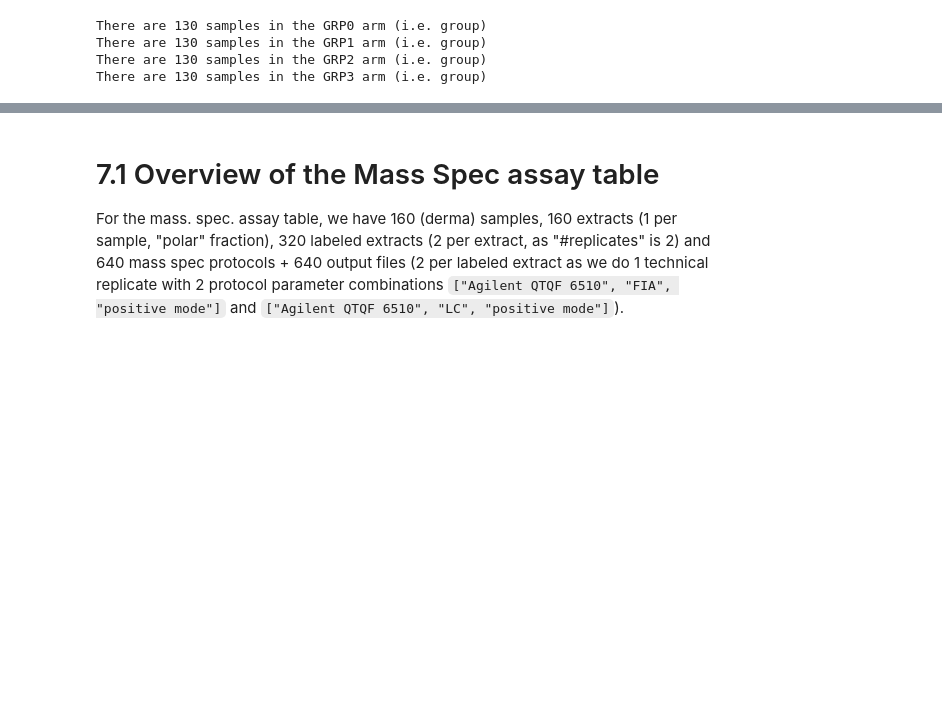
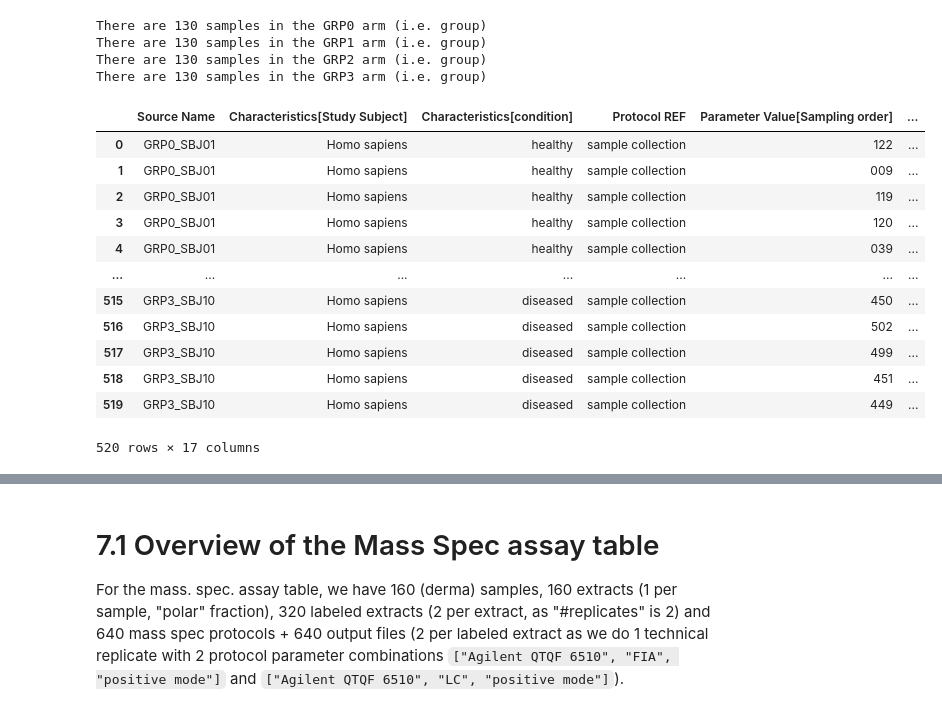
Before and after one commit to Zigur/isa-create-notebook, a Jupyter notebook: notebooks/Investigation-from-datascriptor-config-observational-variables-and-ontology-annotation.ipynb, the cells around one changed output, grey strips where cells are left out. Cells and saved outputs as stored; diff of their text form; code cells hidden in the pictures; blank space fills up the shorter version.

```diff
--- a/notebooks/Investigation-from-datascriptor-config-observational-variables-and-ontology-annotation.ipynb
+++ b/notebooks/Investigation-from-datascriptor-config-observational-variables-and-ontology-annotation.ipynb
@@ -146,6 +146,22 @@ There are 130 samples in the GRP0 arm (i.e. group)
 There are 130 samples in the GRP1 arm (i.e. group)
 There are 130 samples in the GRP2 arm (i.e. group)
 There are 130 samples in the GRP3 arm (i.e. group)
+# %%
+study_frame
+# %% [output]
+|  | Source Name | Characteristics[Study Subject] | Characteristics[condition] | Protocol REF | Parameter Value[Sampling order] | ... |
+| 0 | GRP0_SBJ01 | Homo sapiens | healthy | sample collection | 122 | ... |
+| 1 | GRP0_SBJ01 | Homo sapiens | healthy | sample collection | 009 | ... |
+| 2 | GRP0_SBJ01 | Homo sapiens | healthy | sample collection | 119 | ... |
+| 3 | GRP0_SBJ01 | Homo sapiens | healthy | sample collection | 120 | ... |
+| 4 | GRP0_SBJ01 | Homo sapiens | healthy | sample collection | 039 | ... |
+| ... | ... | ... | ... | ... | ... | ... |
+| 515 | GRP3_SBJ10 | Homo sapiens | diseased | sample collection | 450 | ... |
+| 516 | GRP3_SBJ10 | Homo sapiens | diseased | sample collection | 502 | ... |
+| 517 | GRP3_SBJ10 | Homo sapiens | diseased | sample collection | 499 | ... |
+| 518 | GRP3_SBJ10 | Homo sapiens | diseased | sample collection | 451 | ... |
+| 519 | GRP3_SBJ10 | Homo sapiens | diseased | sample collection | 449 | ... |
+520 rows × 17 columns
 # %%
 dataframes['a_AT1_metabolite-profiling_mass-spectrometry.txt']
 # %% [output]
```
Also changed, not shown: parts of 17 cells of this notebook, 3 other files.
